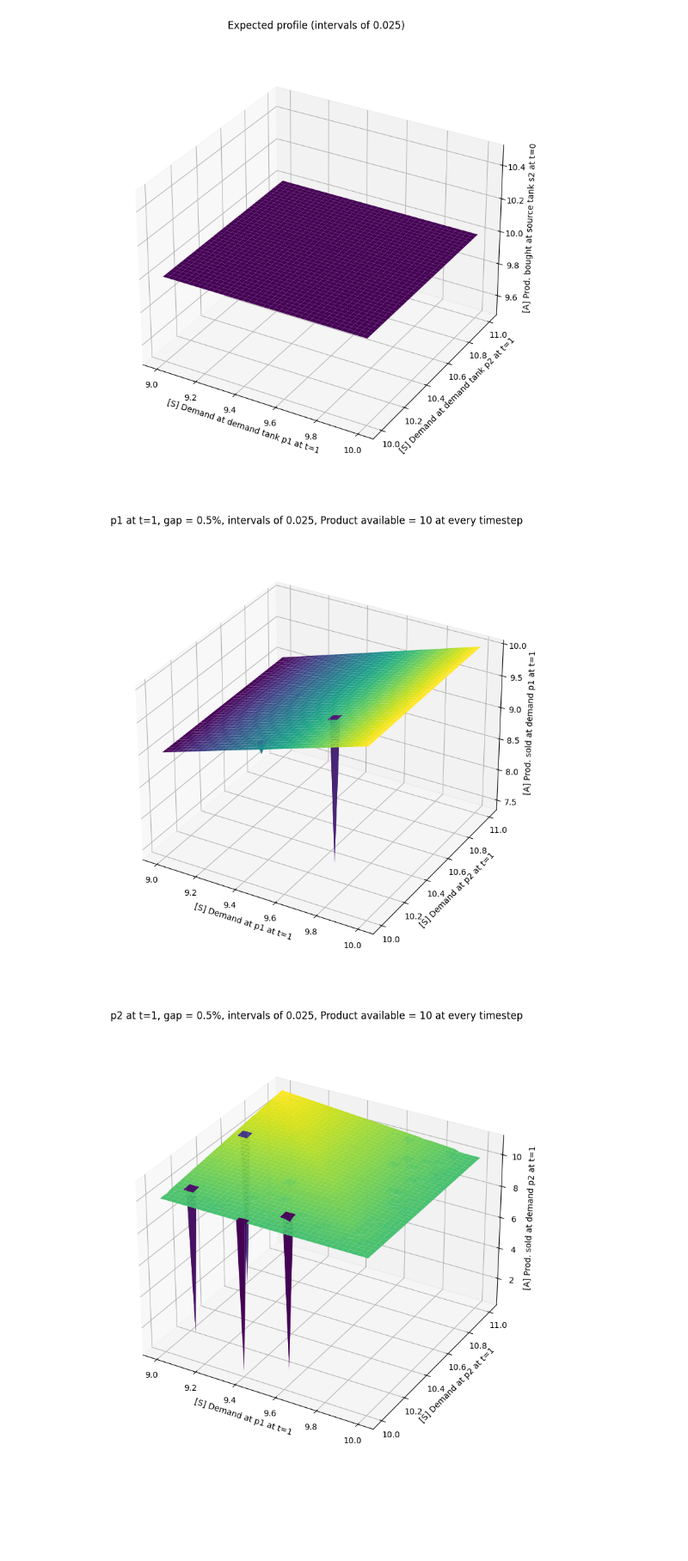
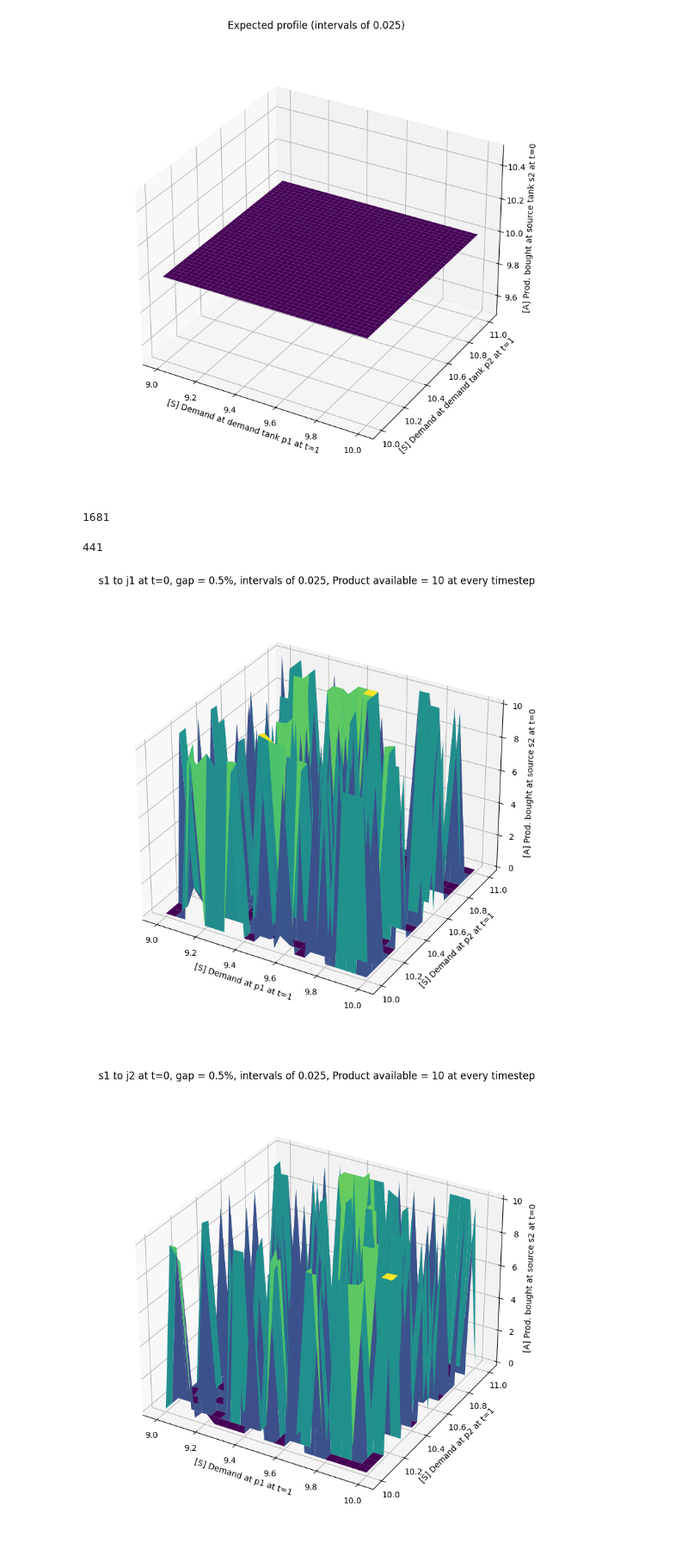
Before and after one commit to adamelyoumi/BlendingRL, a Jupyter notebook: pyomo_scripts/continuity_checker.ipynb, the cells around one changed output. Shown at 86% size. Cells and saved outputs as stored; diff of their text form; code cells hidden in the pictures; blank space fills up the shorter version.

```diff
--- a/pyomo_scripts/continuity_checker.ipynb
+++ b/pyomo_scripts/continuity_checker.ipynb
@@ -9,5 +5,7 @@ import numpy as np
 import matplotlib.pyplot as plt
 from mpl_toolkits.mplot3d import Axes3D
 
-with open("./data/cont_data.pickle", "rb") as f:
+len_x, len_y = 11,11
+
+with open(f"./data/cont_data_{len_x}x{len_y}_2.pkl", "rb") as f:
     d = pickle.load(f)
@@ -28,12 +40,13 @@ print(sum(d["res_p1"]["9.0;10.0"]), sum(d["res_p2"]["9.0;10.0"]))
 # %%
-x = np.linspace(9, 10, 41)
-y = np.linspace(10, 11, 41)
+
+x = np.linspace(9, 10, len_x)
+y = np.linspace(10, 11, len_y)
 X, Y = np.meshgrid(x, y)
 t = 0
 tank = "res_s1"
 
 def compute_M(t, tank):
-    M = np.zeros((41,41))
+    M = np.zeros((len_x, len_y))
     for i in range(x.shape[0]):
         for j in range(y.shape[0]):
             M[i][j] = d[tank][f"{x[i]};{y[j]}"][t]
@@ -95,41 +146,63 @@ ax.set_box_aspect(None, zoom=0.9)
 plt.show()
 # %% [output]
 [figure]
+# %%
+len(d["res_s1"].keys())
+# %% [output]
+1681
+# %%
+len_x, len_y = 21,21
+x = np.linspace(9, 10, len_x)
+y = np.linspace(10, 11, len_y)
+X, Y = np.meshgrid(x, y)
+
+D = {k: {} for k in ["res_s1", "res_s2",
+                        "res_flow_s1_j1", "res_flow_s1_j2", "res_flow_s1_j3", "res_flow_s1_j4",
+                        "res_flow_s2_j1", "res_flow_s2_j2", "res_flow_s2_j3", "res_flow_s2_j4",
+                        "res_flow_j1_p1", "res_flow_j2_p1", "res_flow_j3_p1", "res_flow_j4_p1",
+                        "res_flow_j1_p2", "res_flow_j2_p2", "res_flow_j3_p2", "res_flow_j4_p2",
+                        "res_p1", "res_p2"]}
+
+points = [(p1, p2) for p1 in x for p2 in y]
+# %%
+len(points)
+# %% [output]
+441
 # %%
 # Create a 3D surface plot
-t=1
-for tank in ["res_p1", "res_p2"]:
+t=0
+for tank in ["res_flow_s1_j1", "res_flow_s1_j2"]:
 
     if "flow" in tank:
         tank1, tank2 = tank[-5:-3], tank[-2:]
     else:
         tank_name = tank[-2:]
 
     M = compute_M(t, tank)
     fig = plt.figure(figsize=(10, 10))
     ax = fig.add_subplot(111, projection='3d')
     surf = ax.plot_surface(X, Y, M.T, cmap='viridis')
 
     # Add a color bar
     # fig.colorbar(surf)
     # Customize the plot
     if "flow" in tank:
         ax.set_title(f"{tank1} to {tank2} at t={t}, gap = 0.5%, intervals of 0.025, Product available = 10 at every timestep")
     else:
         ax.set_title(f"{tank_name} at t={t}, gap = 0.5%, intervals of 0.025, Product available = 10 at every timestep")
 
     ax.set_xlabel('[S] Demand at p1 at t=1')
     ax.set_ylabel('[S] Demand at p2 at t=1')
     if tank_name[0] == "s":
         ax.set_zlabel(f'[A] Prod. bought at source {tank_name} at t={t}')
     elif tank_name[0] == "p":
         ax.set_zlabel(f'[A] Prod. sold at demand {tank_name} at t={t}')
 
     elif tank_name[0] == "j":
         ax.set_zlabel(f'[A] Flow from {tank1} to {tank2} at t={t}')
 
     ax.set_box_aspect(None, zoom=0.9)
     plt.show()
 # %% [output]
-[figure, old version]
+[figure, new version]
-[figure, old version]
+[figure, new version]
```
Also changed, not shown: parts of 15 cells of this notebook, 15 other files.
